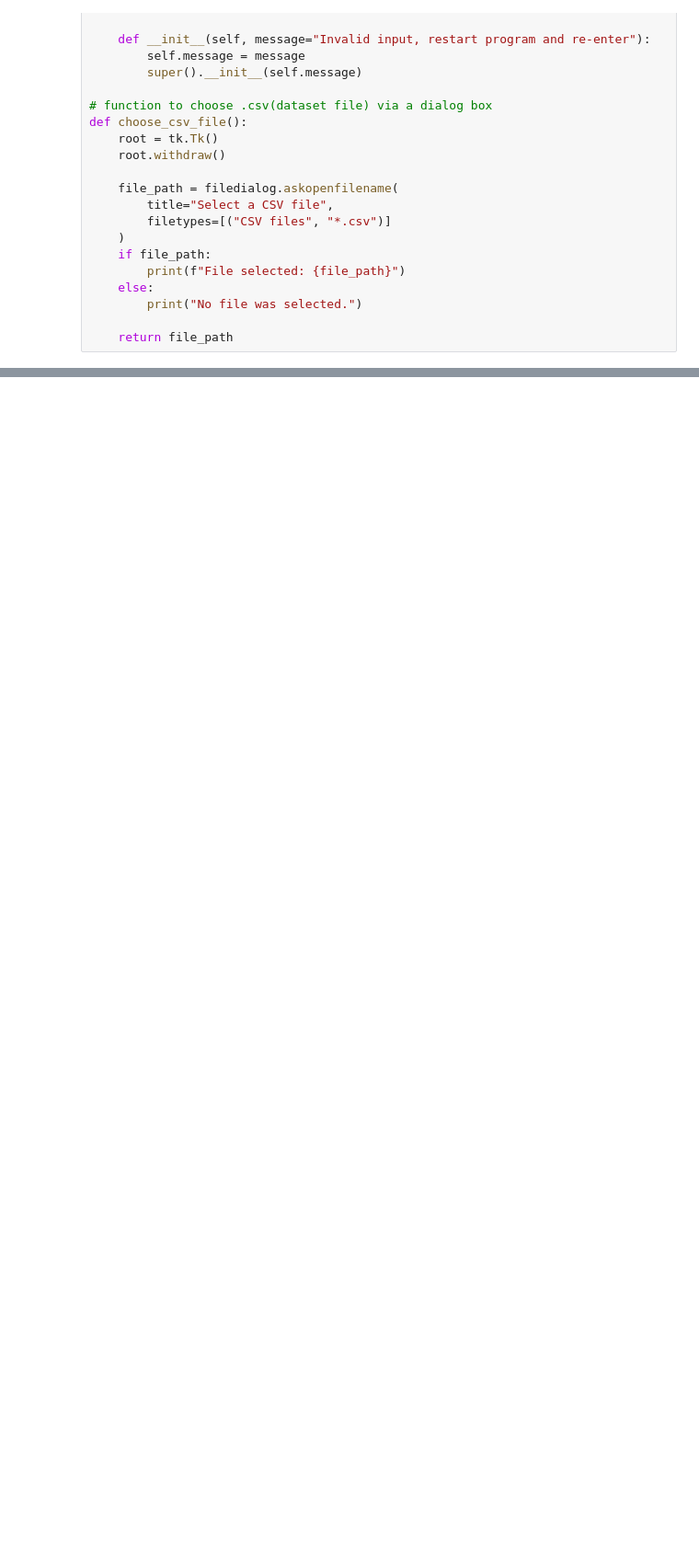
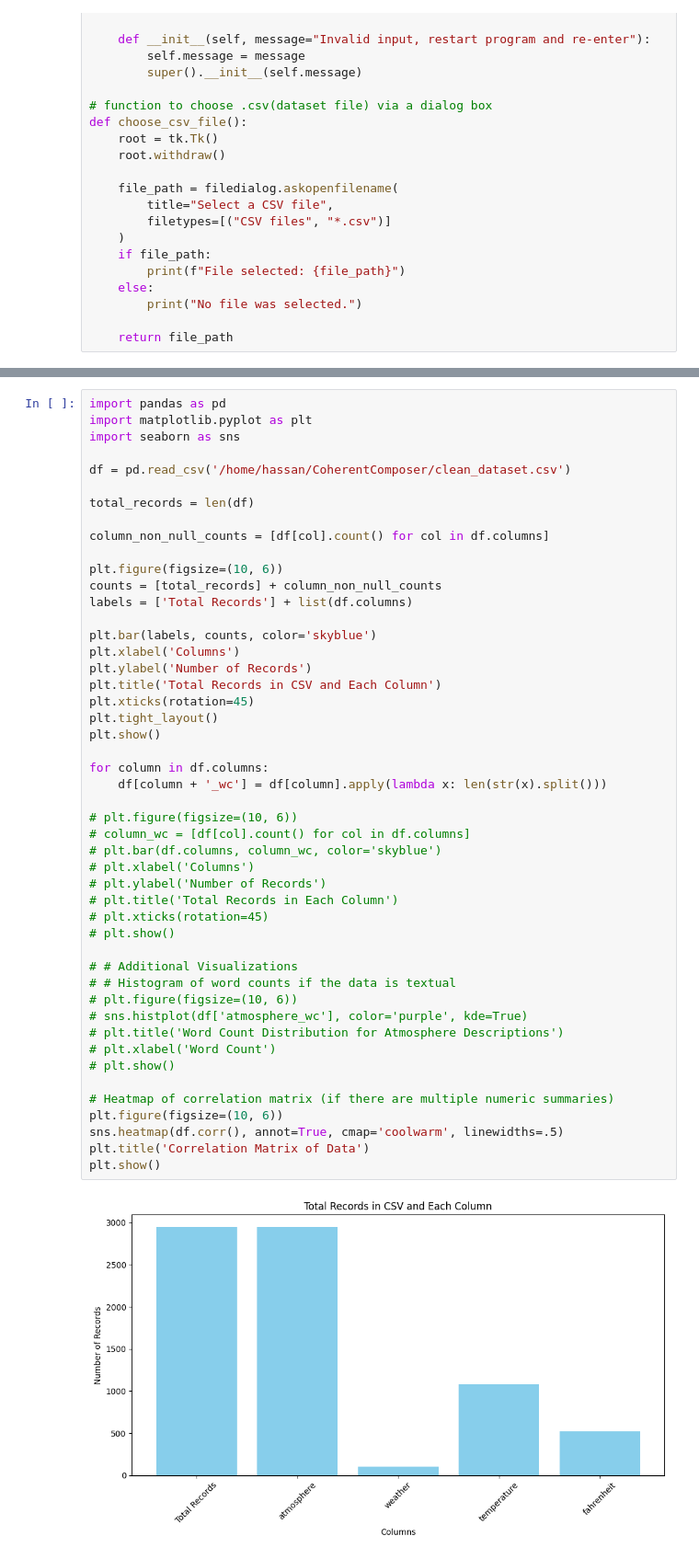
Before and after one commit to Ahsan-Toufiq/CoherentComposer, a Jupyter notebook: Generalize-subcategories.ipynb, the cells around one changed output, grey strips where cells are left out. Shown: that part at 92% size. Saved outputs shown, nothing was run; the diff lists cells and outputs as text; blank space fills up the shorter version.

Commit message:
added visualization scripts

```diff
--- a/Generalize-subcategories.ipynb
+++ b/Generalize-subcategories.ipynb
@@ -147,0 +148,50 @@ File selected: /home/ahsan/Desktop/Jupyter/CoherentComposer/Data Sets/Mistral7B_
+# %%
+import pandas as pd
+import matplotlib.pyplot as plt
+import seaborn as sns
+
+df = pd.read_csv('/home/hassan/CoherentComposer/clean_dataset.csv')
+
+total_records = len(df)
+
+column_non_null_counts = [df[col].count() for col in df.columns]
+
+plt.figure(figsize=(10, 6))
+counts = [total_records] + column_non_null_counts
+labels = ['Total Records'] + list(df.columns)
+
+plt.bar(labels, counts, color='skyblue')
+plt.xlabel('Columns')
+plt.ylabel('Number of Records')
+plt.title('Total Records in CSV and Each Column')
+plt.xticks(rotation=45)
+plt.tight_layout()
+plt.show()
+
+for column in df.columns:
+    df[column + '_wc'] = df[column].apply(lambda x: len(str(x).split()))
+
+# plt.figure(figsize=(10, 6))
+# column_wc = [df[col].count() for col in df.columns]
+# plt.bar(df.columns, column_wc, color='skyblue')
+# plt.xlabel('Columns')
+# plt.ylabel('Number of Records')
+# plt.title('Total Records in Each Column')
+# plt.xticks(rotation=45)
+# plt.show()
+
+# # Additional Visualizations
+# # Histogram of word counts if the data is textual
+# plt.figure(figsize=(10, 6))
+# sns.histplot(df['atmosphere_wc'], color='purple', kde=True)
+# plt.title('Word Count Distribution for Atmosphere Descriptions')
+# plt.xlabel('Word Count')
+# plt.show()
+
+# Heatmap of correlation matrix (if there are multiple numeric summaries)
+plt.figure(figsize=(10, 6))
+sns.heatmap(df.corr(), annot=True, cmap='coolwarm', linewidths=.5)
+plt.title('Correlation Matrix of Data')
+plt.show()
+# %% [output]
+[figure, added]
```
Also changed, not shown: parts of 3 cells of this notebook, 3 other files.
